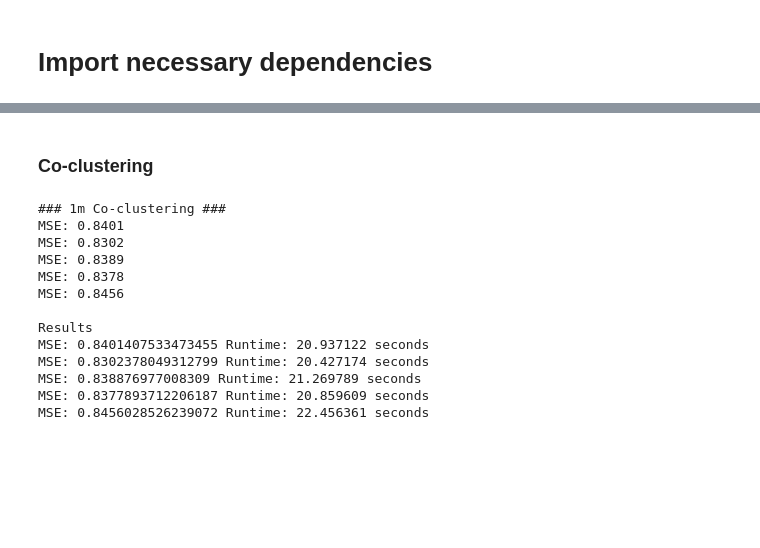
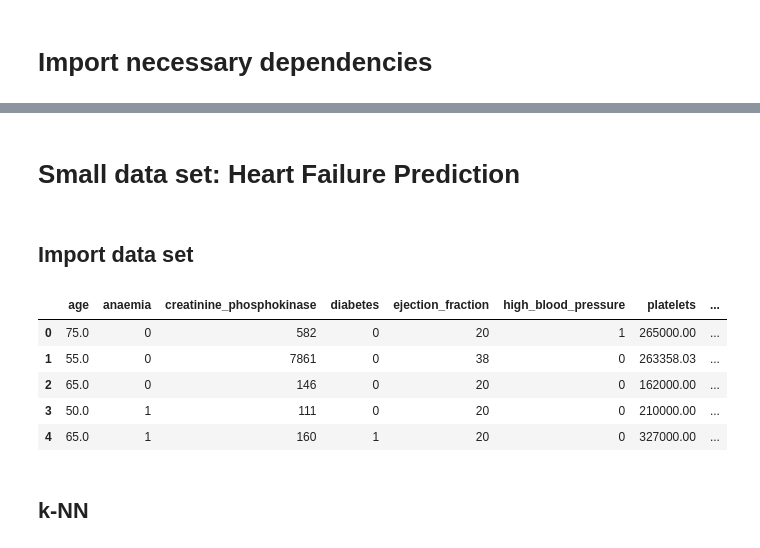
Before and after one commit to se21m024/DataScience, a Jupyter notebook: Exercise 5/se21m024_Stummer_ex5_comp_exp.ipynb, the cells around one changed output, grey strips where cells are left out. Saved outputs shown, nothing was run; the diff lists cells and outputs as text; code cells hidden in the pictures; blank space fills up the shorter version.

```diff
--- a/Exercise 5/se21m024_Stummer_ex5_comp_exp.ipynb
+++ b/Exercise 5/se21m024_Stummer_ex5_comp_exp.ipynb
@@ -191,19 +17,0 @@ MSE: 0.7961656679567479 Runtime: 87.845872 seconds
-# %% [markdown]
-### Co-clustering
-# %%
-print('\n### 1m Co-clustering ###')
-generate_predictions(data_1m, False, 5, True)
-# %% [output]
-### 1m Co-clustering ###
-MSE: 0.8401
-MSE: 0.8302
-MSE: 0.8389
-MSE: 0.8378
-MSE: 0.8456
-
-Results
-MSE: 0.8401407533473455 Runtime: 20.937122 seconds
-MSE: 0.8302378049312799 Runtime: 20.427174 seconds
-MSE: 0.838876977008309 Runtime: 21.269789 seconds
-MSE: 0.8377893712206187 Runtime: 20.859609 seconds
-MSE: 0.8456028526239072 Runtime: 22.456361 seconds
@@ -209,0 +28,31 @@ MSE: 0.8456028526239072 Runtime: 22.456361 seconds
+# %% [markdown]
+# Small data set: Heart Failure Prediction
+# %% [markdown]
+## Import data set
+# %%
+# Student ID: se21m024 -> random_state = 21024
+random_state = 21024
+
+data_set = pd.read_csv("./Data/heartfailure/heart_failure_clinical_records_dataset.csv")
+
+# Split data in input features (X) and target (y) feature
+# The target feature is 'DEATH_EVENT' that indicates weither the person has died
+# Column 'time' is not used as feature due to the direct connection to the target feature 'death_event': https://www.kaggle.com/datasets/andrewmvd/heart-failure-clinical-data/discussion/178372
+data_set_X = data_set.loc[:,:'smoking']
+data_set_y = data_set.loc[:,'DEATH_EVENT':]
+
+X, y = shuffle(data_set_X, data_set_y, random_state=random_state)
+
+# Prepare a train/test set split: split 2/3 1/3 into training & test set
+X_train, X_test, y_train, y_test = train_test_split(X, y, test_size=0.33, random_state=random_state)
+
+data_set.head(5)
+# %% [output]
+|  | age | anaemia | creatinine_phosphokinase | diabetes | ejection_fraction | high_blood_pressure | platelets | ... |
+| 0 | 75.0 | 0 | 582 | 0 | 20 | 1 | 265000.00 | ... |
+| 1 | 55.0 | 0 | 7861 | 0 | 38 | 0 | 263358.03 | ... |
+| 2 | 65.0 | 0 | 146 | 0 | 20 | 0 | 162000.00 | ... |
+| 3 | 50.0 | 1 | 111 | 0 | 20 | 0 | 210000.00 | ... |
+| 4 | 65.0 | 1 | 160 | 1 | 20 | 0 | 327000.00 | ... |
+# %% [markdown]
+## k-NN
```
Also changed, not shown: parts of 33 cells of this notebook, 2 other files.
